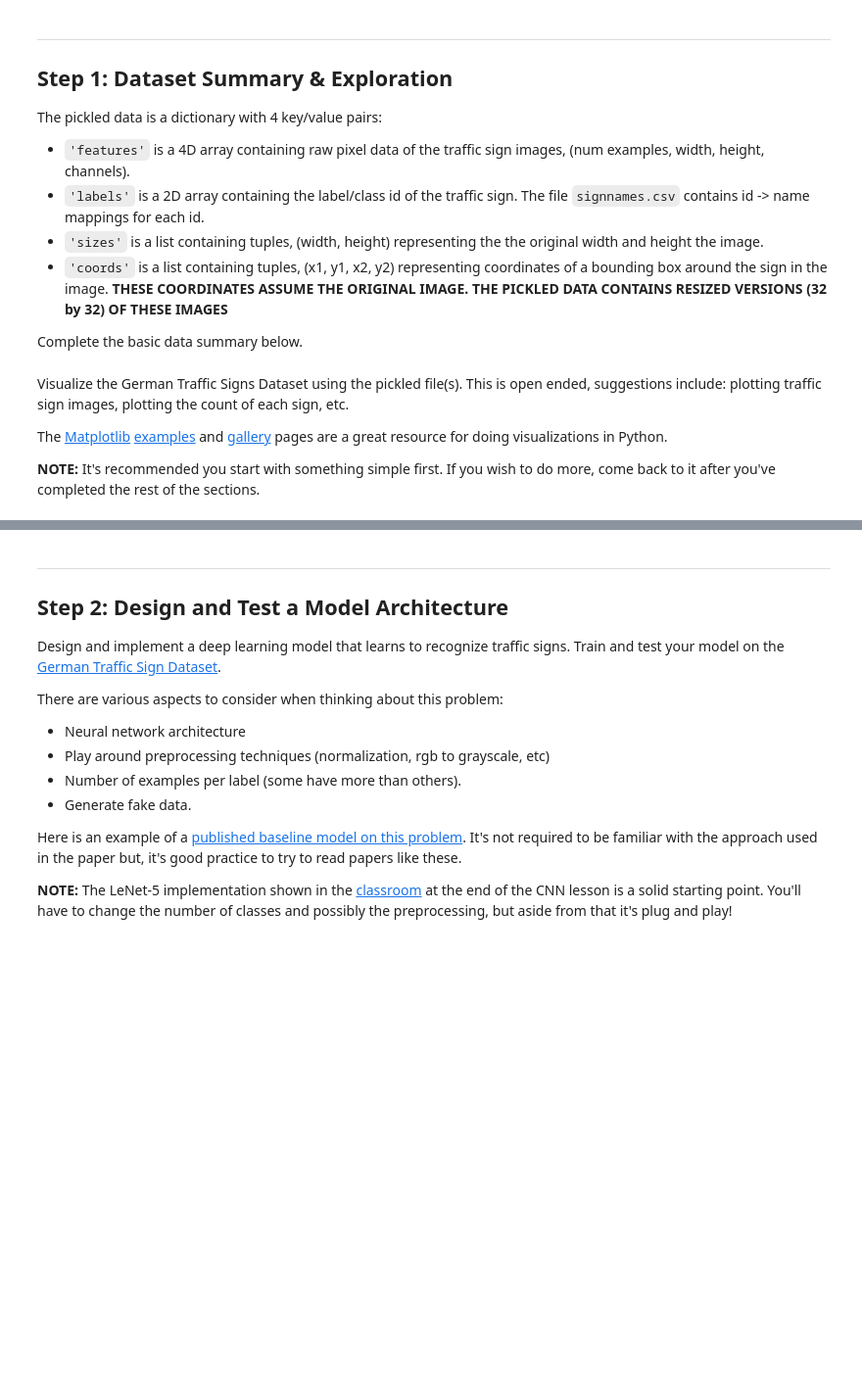
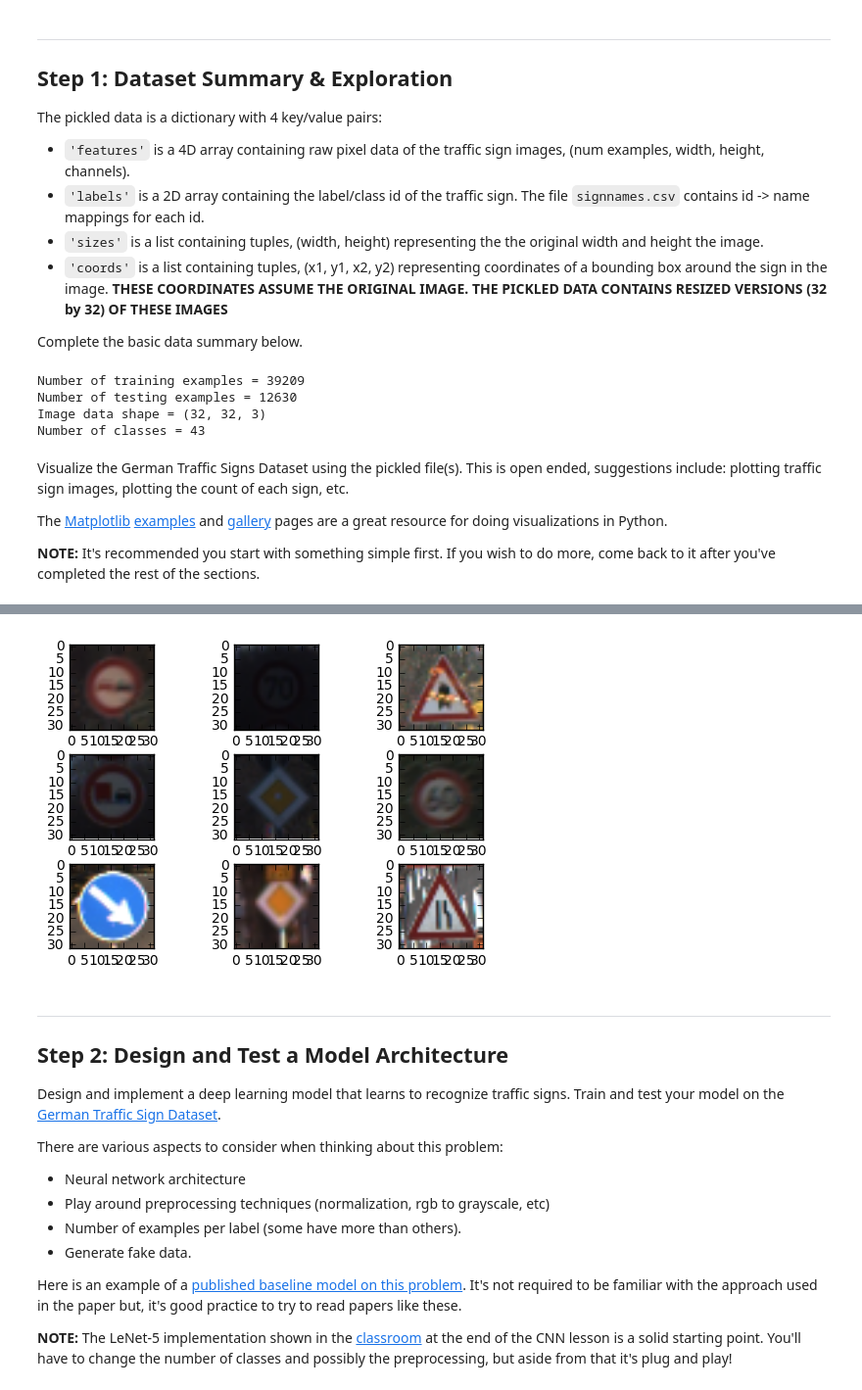
Before and after one commit to tadasdanielius/CarND-Traffic-Sign-Classifier-Project, a Jupyter notebook: Traffic_Sign_Classifier.ipynb, the cells around one changed output, grey strips where cells are left out. Shown: that part at 98% size. Cells and saved outputs as stored; diff of their text form; code cells hidden in the pictures; blank space fills up the shorter version.

```diff
--- a/Traffic_Sign_Classifier.ipynb
+++ b/Traffic_Sign_Classifier.ipynb
@@ -15,9 +15,9 @@ In addition to implementing code, there will be questions that you must answer w
 ## Step 0: Load The Data
 # %%
 # Load pickled data
-import pickle
-
-# TODO: Fill this in based on where you saved the training and testing data
+import _pickle as pickle
+import numpy as np
+from sklearn.utils import shuffle
 
 training_file = '../datasets/traffic-signs-data/train.p'
 testing_file = '../datasets/traffic-signs-data/test.p'
@@ -27,5 +27,7 @@ with open(training_file, mode='rb') as f:
 with open(testing_file, mode='rb') as f:
     test = pickle.load(f)
 
-X_train, y_train = train['features'], train['labels']
-X_test, y_test = test['features'], test['labels']
+x_train, y_train = train['features'], train['labels']
+x_test_data, y_test = test['features'], test['labels']
+
+x_train, y_train = shuffle(x_train, y_train)
@@ -67,24 +45,21 @@ The pickled data is a dictionary with 4 key/value pairs:
 
 Complete the basic data summary below.
 # %%
-### Replace each question mark with the appropriate value.
+n_train = len(x_train)
+n_test = len(x_test_data)
+image_shape = x_train[0].shape
 
-# TODO: Number of training examples
-n_train = ?
-
-# TODO: Number of testing examples.
-n_test = ?
-
-# TODO: What's the shape of an traffic sign image?
-image_shape = ?
-
-# TODO: How many unique classes/labels there are in the dataset.
-n_classes = ?
+num_classes = len(np.unique(y_train))
 
 print("Number of training examples =", n_train)
 print("Number of testing examples =", n_test)
 print("Image data shape =", image_shape)
-print("Number of classes =", n_classes)
+print("Number of classes =", num_classes)
+# %% [output]
+Number of training examples = 39209
+Number of testing examples = 12630
+Image data shape = (32, 32, 3)
+Number of classes = 43
 # %% [markdown]
 Visualize the German Traffic Signs Dataset using the pickled file(s). This is open ended, suggestions include: plotting traffic sign images, plotting the count of each sign, etc.
 
@@ -97,3 +72,18 @@ The [Matplotlib](http://matplotlib.org/) [examples](http://matplotlib.org/exampl
 import matplotlib.pyplot as plt
 # Visualizations will be shown in the notebook.
 %matplotlib inline
+
+def plot_images(images, gray=True):
+    fig, axes = plt.subplots(3,3)
+    fig.subplots_adjust(hspace=0.3, wspace=0.3)
+
+    for i, ax in enumerate(axes.flat):
+        if gray == True:
+            ax.imshow(np.reshape(images[i],(32,32)), cmap='gray')
+        else:
+            ax.imshow(images[i])
+
+    return plt
+
+plot_images(x_train[0:9], False)
+# %% [output]
@@ -100,3 +91,4 @@ import matplotlib.pyplot as plt
+[figure, added]
 # %% [markdown]
 ----
 
```
Also changed, not shown: parts of 40 cells of this notebook, 33 other files.
